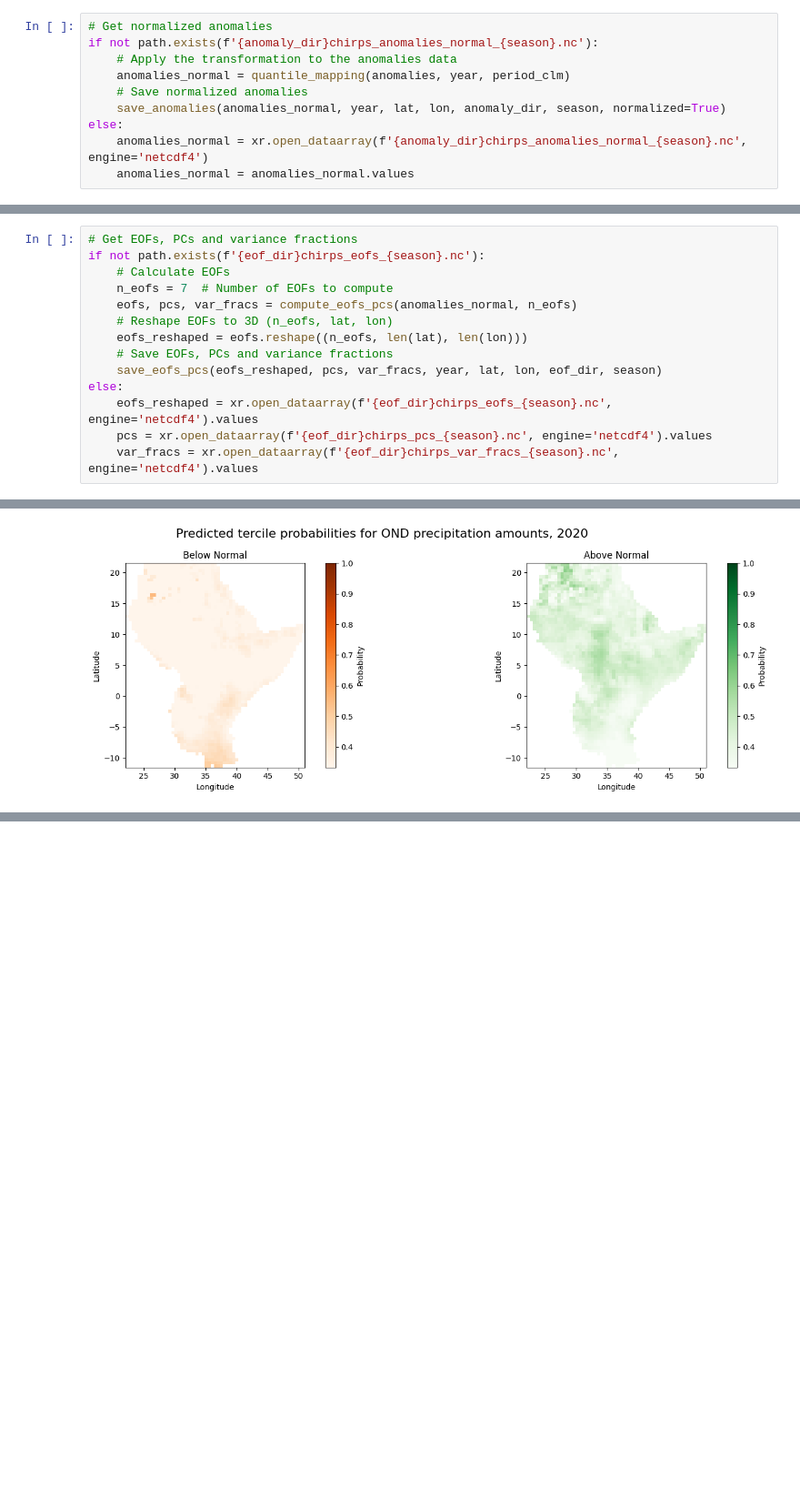
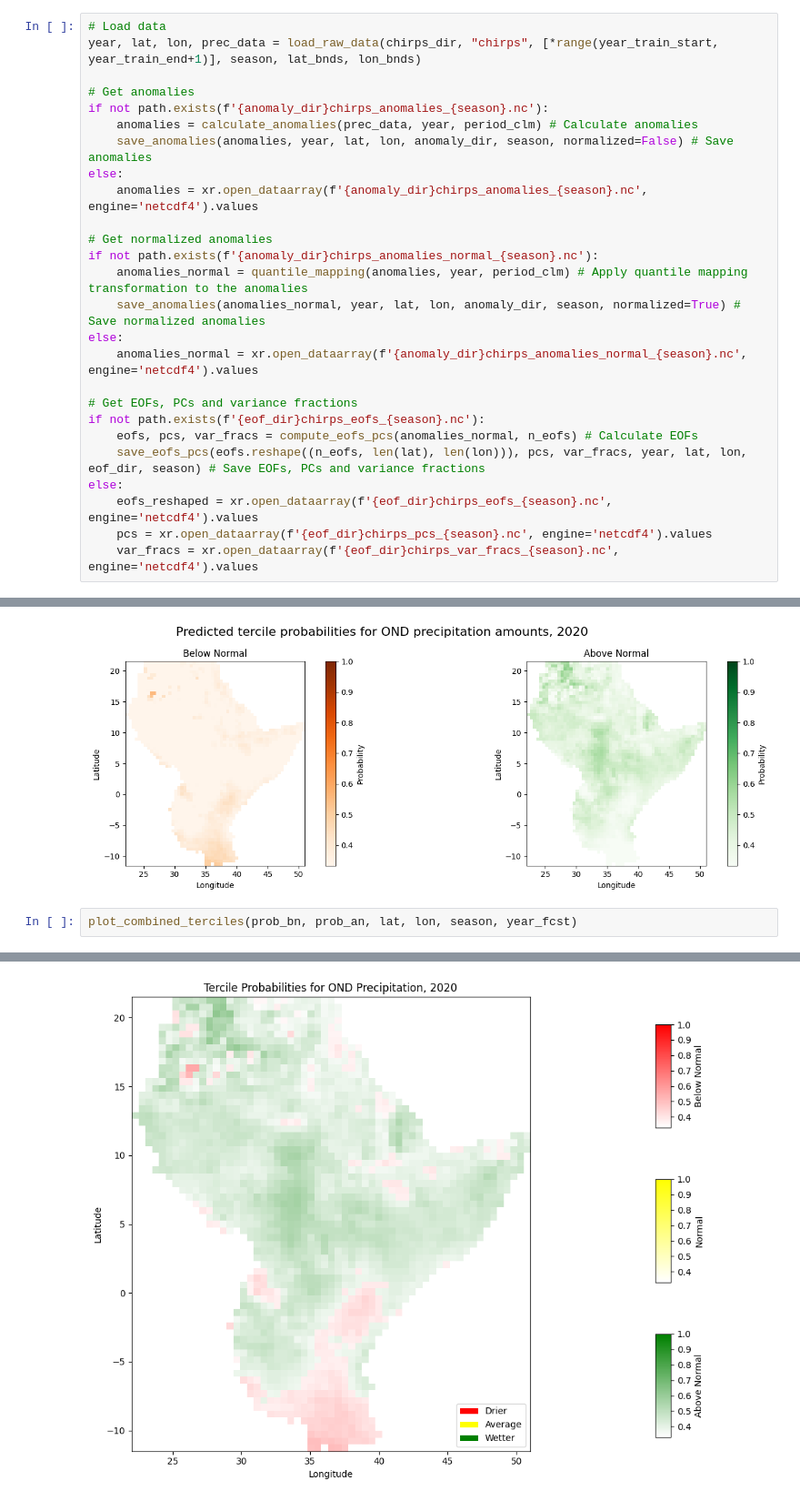
Before and after one commit to SeasonalForecastingEngine/CONFER-WP3, a Jupyter notebook: notebooks/lasso_fcst_example.ipynb, the cells around one changed output, grey strips where cells are left out. Shown at 91% size. Saved outputs shown, nothing was run; the diff lists cells and outputs as text; blank space fills up the shorter version.

```diff
--- a/notebooks/lasso_fcst_example.ipynb
+++ b/notebooks/lasso_fcst_example.ipynb
@@ -70,10 +63,26 @@ else:
 # %%
+# Load data
+year, lat, lon, prec_data = load_raw_data(chirps_dir, "chirps", [*range(year_train_start, year_train_end+1)], season, lat_bnds, lon_bnds)
+
+# Get anomalies
+if not path.exists(f'{anomaly_dir}chirps_anomalies_{season}.nc'):
+    anomalies = calculate_anomalies(prec_data, year, period_clm) # Calculate anomalies
+    save_anomalies(anomalies, year, lat, lon, anomaly_dir, season, normalized=False) # Save anomalies
+else:
+    anomalies = xr.open_dataarray(f'{anomaly_dir}chirps_anomalies_{season}.nc', engine='netcdf4').values
+
 # Get normalized anomalies
 if not path.exists(f'{anomaly_dir}chirps_anomalies_normal_{season}.nc'):
-    # Apply the transformation to the anomalies data
-    anomalies_normal = quantile_mapping(anomalies, year, period_clm)
-    # Save normalized anomalies
-    save_anomalies(anomalies_normal, year, lat, lon, anomaly_dir, season, normalized=True)
+    anomalies_normal = quantile_mapping(anomalies, year, period_clm) # Apply quantile mapping transformation to the anomalies
+    save_anomalies(anomalies_normal, year, lat, lon, anomaly_dir, season, normalized=True) # Save normalized anomalies
 else:
-    anomalies_normal = xr.open_dataarray(f'{anomaly_dir}chirps_anomalies_normal_{season}.nc', engine='netcdf4')
-    anomalies_normal = anomalies_normal.values
+    anomalies_normal = xr.open_dataarray(f'{anomaly_dir}chirps_anomalies_normal_{season}.nc', engine='netcdf4').values
+
+# Get EOFs, PCs and variance fractions
+if not path.exists(f'{eof_dir}chirps_eofs_{season}.nc'):
+    eofs, pcs, var_fracs = compute_eofs_pcs(anomalies_normal, n_eofs) # Calculate EOFs
+    save_eofs_pcs(eofs.reshape((n_eofs, len(lat), len(lon))), pcs, var_fracs, year, lat, lon, eof_dir, season) # Save EOFs, PCs and variance fractions
+else:
+    eofs_reshaped = xr.open_dataarray(f'{eof_dir}chirps_eofs_{season}.nc', engine='netcdf4').values
+    pcs = xr.open_dataarray(f'{eof_dir}chirps_pcs_{season}.nc', engine='netcdf4').values
+    var_fracs = xr.open_dataarray(f'{eof_dir}chirps_var_fracs_{season}.nc', engine='netcdf4').values
@@ -82,15 +89 @@ else:
-# %%
-# Get EOFs, PCs and variance fractions
-if not path.exists(f'{eof_dir}chirps_eofs_{season}.nc'):
-    # Calculate EOFs
-    n_eofs = 7  # Number of EOFs to compute
-    eofs, pcs, var_fracs = compute_eofs_pcs(anomalies_normal, n_eofs)
-    # Reshape EOFs to 3D (n_eofs, lat, lon)
-    eofs_reshaped = eofs.reshape((n_eofs, len(lat), len(lon)))
-    # Save EOFs, PCs and variance fractions
-    save_eofs_pcs(eofs_reshaped, pcs, var_fracs, year, lat, lon, eof_dir, season)
-else:
-    eofs_reshaped = xr.open_dataarray(f'{eof_dir}chirps_eofs_{season}.nc', engine='netcdf4').values
-    pcs = xr.open_dataarray(f'{eof_dir}chirps_pcs_{season}.nc', engine='netcdf4').values
-    var_fracs = xr.open_dataarray(f'{eof_dir}chirps_var_fracs_{season}.nc', engine='netcdf4').values
 # %% [markdown]
@@ -179,3 +155,6 @@ plot_fields_simple(fields=[prob_bn, prob_an],
             year=year_fcst)
 # %% [output]
 [figure]
+# %%
+plot_combined_terciles(prob_bn, prob_an, lat, lon, season, year_fcst)
+# %% [output]
@@ -181,0 +178 @@ plot_fields_simple(fields=[prob_bn, prob_an],
+[figure, added]
```
Also changed, not shown: parts of 27 cells of this notebook, 3 other files.
